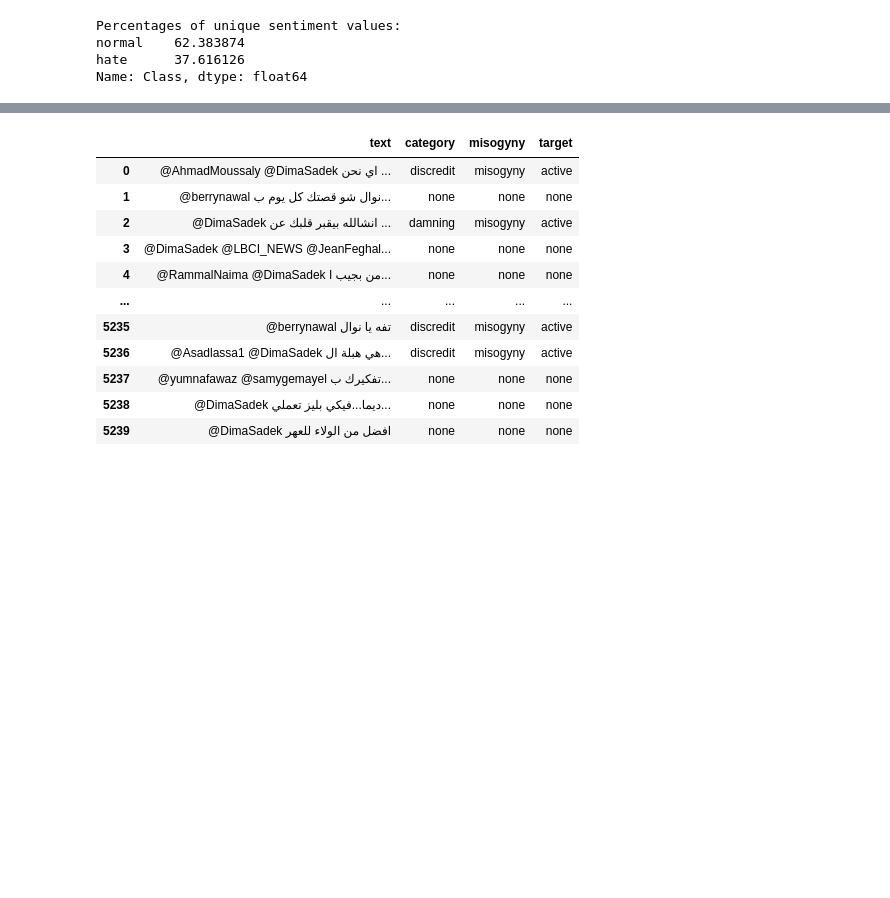
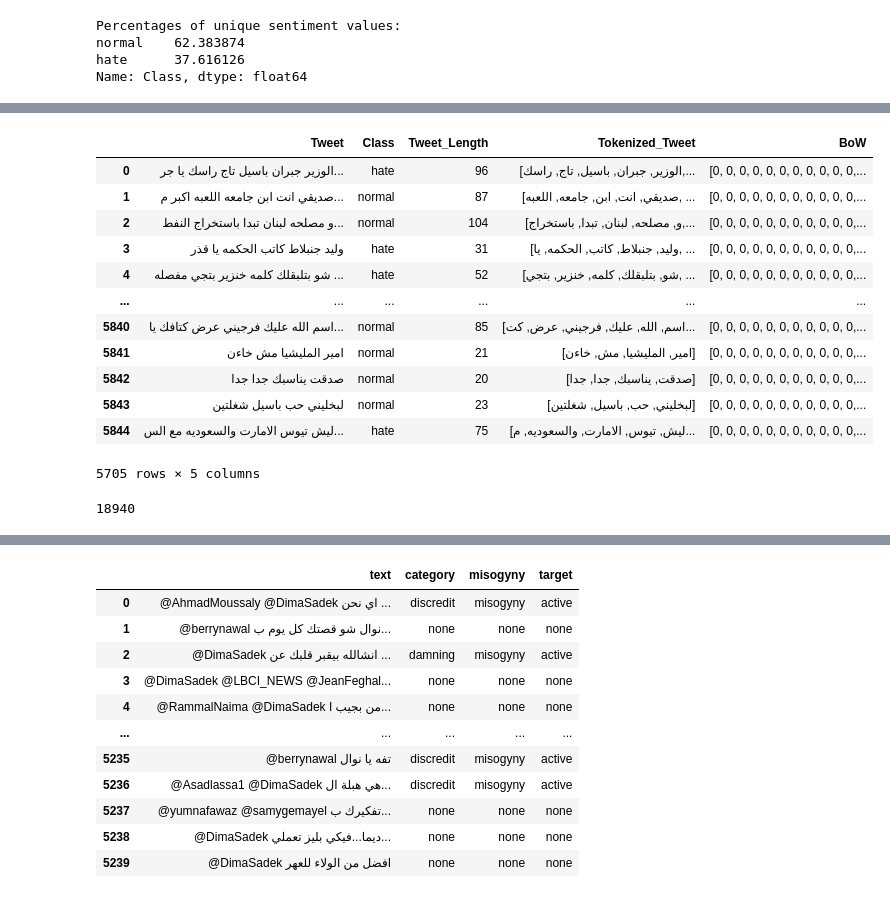
Before and after one commit to AhmedHajAhmed/exploreSCR-research, a Jupyter notebook: Untitled.ipynb, the cells around one changed output, grey strips where cells are left out. Drawn from its saved outputs; the diff is of its cells as text; code cells hidden in the pictures; blank space fills up the shorter version.

```diff
--- a/Untitled.ipynb
+++ b/Untitled.ipynb
@@ -254,0 +502,17 @@ df['Tweet'] = df['Tweet'].apply(remove_punctuation)
+# %%
+from sklearn.feature_extraction.text import CountVectorizer
+
+# Initialize CountVectorizer with a list of stop words to exclude from analysis
+vectorizer = CountVectorizer(stop_words=arabic_stop_words)
+
+# Extract the 'Tweet' column from the DataFrame to process
+tweets = df['Tweet']
+
+# Fit the vectorizer to the tweets and transform them into a sparse matrix of word counts
+bow = vectorizer.fit_transform(tweets)
+
+# Convert the sparse matrix to a dense array for easier manipulation and access
+bow_array = bow.toarray()
+
+# Retrieve the list of all words that constitute the vocabulary of the dataset
+vocabulary = vectorizer.get_feature_names_out()
@@ -254,0 +633,23 @@ df['Tweet'] = df['Tweet'].apply(remove_punctuation)
+# %%
+# Convert each BoW vector to a list and add as a new column in the DataFrame
+df['BoW'] = list(map(list, bow_array))
+# %%
+df
+# %% [output]
+|  | Tweet | Class | Tweet_Length | Tokenized_Tweet | BoW |
+| 0 | الوزير جبران باسيل تاج راسك يا جر... | hate | 96 | [الوزير, جبران, باسيل, تاج, راسك,... | [0, 0, 0, 0, 0, 0, 0, 0, 0, 0, 0,... |
+| 1 | صديقي انت ابن جامعه اللعبه اكبر م... | normal | 87 | [صديقي, انت, ابن, جامعه, اللعبه, ... | [0, 0, 0, 0, 0, 0, 0, 0, 0, 0, 0,... |
+| 2 | و مصلحه لبنان تبدا باستخراج النفط... | normal | 104 | [و, مصلحه, لبنان, تبدا, باستخراج,... | [0, 0, 0, 0, 0, 0, 0, 0, 0, 0, 0,... |
+| 3 | وليد جنبلاط كاتب الحكمه يا قذر | hate | 31 | [وليد, جنبلاط, كاتب, الحكمه, يا, ... | [0, 0, 0, 0, 0, 0, 0, 0, 0, 0, 0,... |
+| 4 | شو بتلبقلك كلمه خنزير بتجي مفصله ... | hate | 52 | [شو, بتلبقلك, كلمه, خنزير, بتجي, ... | [0, 0, 0, 0, 0, 0, 0, 0, 0, 0, 0,... |
+| ... | ... | ... | ... | ... | ... |
+| 5840 | اسم الله عليك فرجيني عرض كتافك يا... | normal | 85 | [اسم, الله, عليك, فرجيني, عرض, كت... | [0, 0, 0, 0, 0, 0, 0, 0, 0, 0, 0,... |
+| 5841 | امير المليشيا مش خاءن | normal | 21 | [امير, المليشيا, مش, خاءن] | [0, 0, 0, 0, 0, 0, 0, 0, 0, 0, 0,... |
+| 5842 | صدقت يناسبك جدا جدا | normal | 20 | [صدقت, يناسبك, جدا, جدا] | [0, 0, 0, 0, 0, 0, 0, 0, 0, 0, 0,... |
+| 5843 | لبخليني حب باسيل شغلتين | normal | 23 | [لبخليني, حب, باسيل, شغلتين] | [0, 0, 0, 0, 0, 0, 0, 0, 0, 0, 0,... |
+| 5844 | ليش تيوس الامارت والسعوديه مع الس... | hate | 75 | [ليش, تيوس, الامارت, والسعوديه, م... | [0, 0, 0, 0, 0, 0, 0, 0, 0, 0, 0,... |
+5705 rows × 5 columns
+# %%
+len(df['BoW'].tolist()[0])
+# %% [output]
+18940
```
Also changed, not shown: parts of 40 cells of this notebook, 1 other file.
